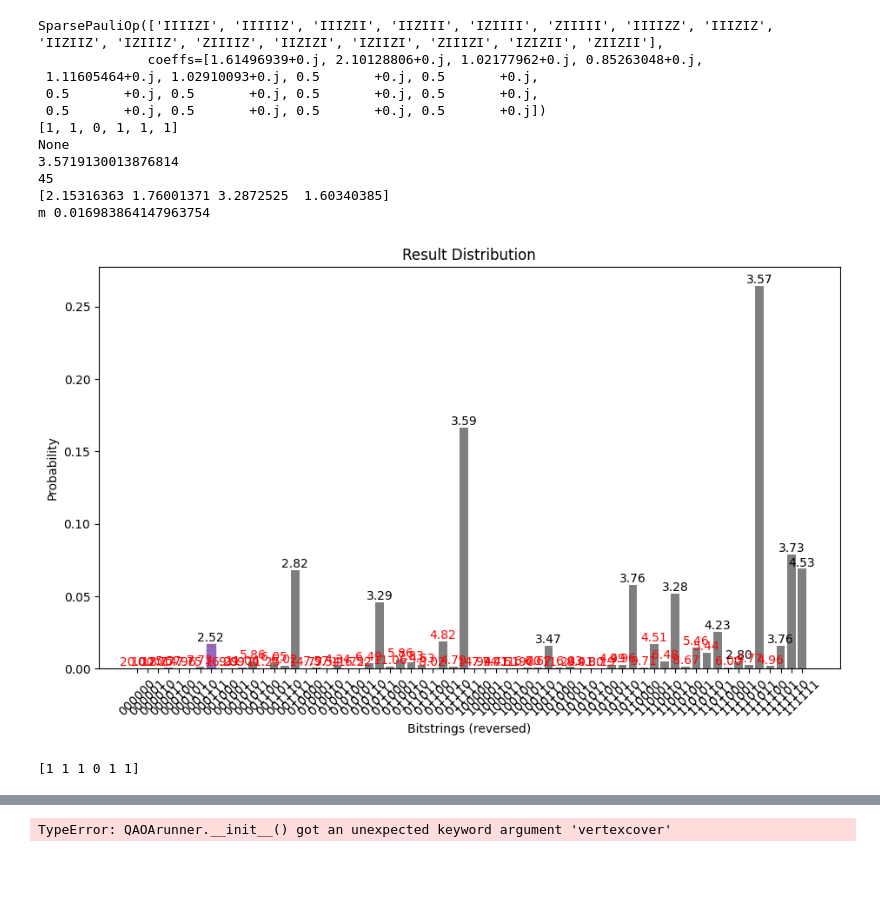
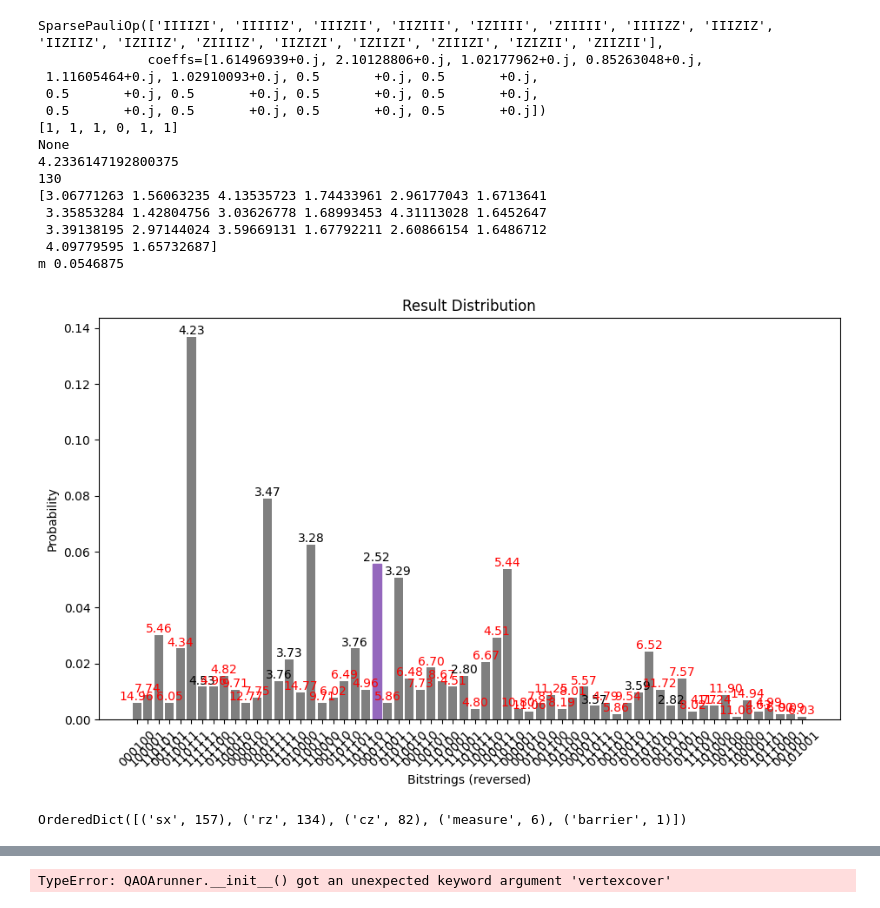
Before and after one commit to Smeidir/QAOA, a Jupyter notebook: tests.ipynb, the cells around one changed output, grey strips where cells are left out. Saved outputs shown, nothing was run; the diff lists cells and outputs as text; code cells hidden in the pictures; blank space fills up the shorter version.

Commit message:
new visualizations. changed primitives to aer primitives, runs faster.

```diff
--- a/tests.ipynb
+++ b/tests.ipynb
@@ -54,20 +31,0 @@ comp : 0.26490799989551306
-# %%
-
-problem = MaxCutProblem()
-graphs = problem.get_erdos_renyi_graphs_paper1()
-
-import matplotlib.pyplot as plt
-
-fig, axes = plt.subplots(2,2, figsize=(12, 8))
-axes = axes.flatten()
-
-for idx, graph in enumerate(graphs):
-    # Create a mapping from node indices to their values to use as labels
-
-    draw_graph(graph, ax=axes[idx], with_labels=True, labels=lambda node: f"{node:.2f}")
-    axes[idx].set_title(f"Graph {idx+1}")
-
-plt.tight_layout()
-plt.show()
-for n in graphs[0].node_indices():
-    print(graphs[0][n])
@@ -82,47 +32,50 @@ for n in graphs[0].node_indices():
 # %%
 graph = graphs[0]
 quantum = QAOArunner(graph=graph,
-                     backend_mode = 'statevector',
+                     backend_mode = 'noisy_sampling',
                      param_initialization= 'gaussian',
                      qaoa_variant='vanilla',
                      optimizer='COBYLA',
-                     depth =2,
+                     depth =10,
                      problem_type='minvertexcover',
                      warm_start=False,
                      amount_shots = 1000,
                      max_tol = 1e-2,#lower shots and tolerance for faster runs
                      hamming_dist = 2
                      )
 
 quantum.build_circuit()
 print(quantum.cost_hamiltonian)
 quantum.run()
 #print(f'Total time: {quantum.time_elapsed} in which {np.sum(quantum.runtimes)/quantum.time_elapsed:.2f}% was spent inside the cost_func_estimator and {1 - np.sum(quantum.runtimes)/quantum.time_elapsed:.2f} inside optimizer and help functions.')
 #removed timer statements from qaoa so above line does not work
 print(quantum.solution)
 print(quantum.hamming_string)
 print(quantum.evaluate_solution())
 print(quantum.fev)
 print(quantum.final_params)
 print('m',quantum.get_prob_measure_optimal())
 quantum.print_bitstrings()
 # %% [output]
 SparsePauliOp(['IIIIZI', 'IIIIIZ', 'IIIZII', 'IIZIII', 'IZIIII', 'ZIIIII', 'IIIIZZ', 'IIIZIZ', 'IIZIIZ', 'IZIIIZ', 'ZIIIIZ', 'IIZIZI', 'IZIIZI', 'ZIIIZI', 'IZIZII', 'ZIIZII'],
               coeffs=[1.61496939+0.j, 2.10128806+0.j, 1.02177962+0.j, 0.85263048+0.j,
  1.11605464+0.j, 1.02910093+0.j, 0.5       +0.j, 0.5       +0.j,
  0.5       +0.j, 0.5       +0.j, 0.5       +0.j, 0.5       +0.j,
  0.5       +0.j, 0.5       +0.j, 0.5       +0.j, 0.5       +0.j])
-[1, 1, 0, 1, 1, 1]
+[1, 1, 1, 0, 1, 1]
 None
-3.5719130013876814
-45
-[2.15316363 1.76001371 3.2872525  1.60340385]
-m 0.016983864147963754
+4.2336147192800375
+130
+[3.06771263 1.56063235 4.13535723 1.74433961 2.96177043 1.6713641
+ 3.35853284 1.42804756 3.03626778 1.68993453 4.31113028 1.6452647
+ 3.39138195 2.97144024 3.59669131 1.67792211 2.60866154 1.6486712
+ 4.09779595 1.65732687]
+m 0.0546875
-[figure, old version]
+[figure, new version]
 # %%
-print(quantum.hamming_string)
+print(quantum.circuit.count_ops())
 # %% [output]
-[1 1 1 0 1 1]
+OrderedDict([('sx', 157), ('rz', 134), ('cz', 82), ('measure', 6), ('barrier', 1)])
 # %%
 from pprint import pprint
 
```
Also changed, not shown: parts of 4 cells of this notebook, 9 other files.
